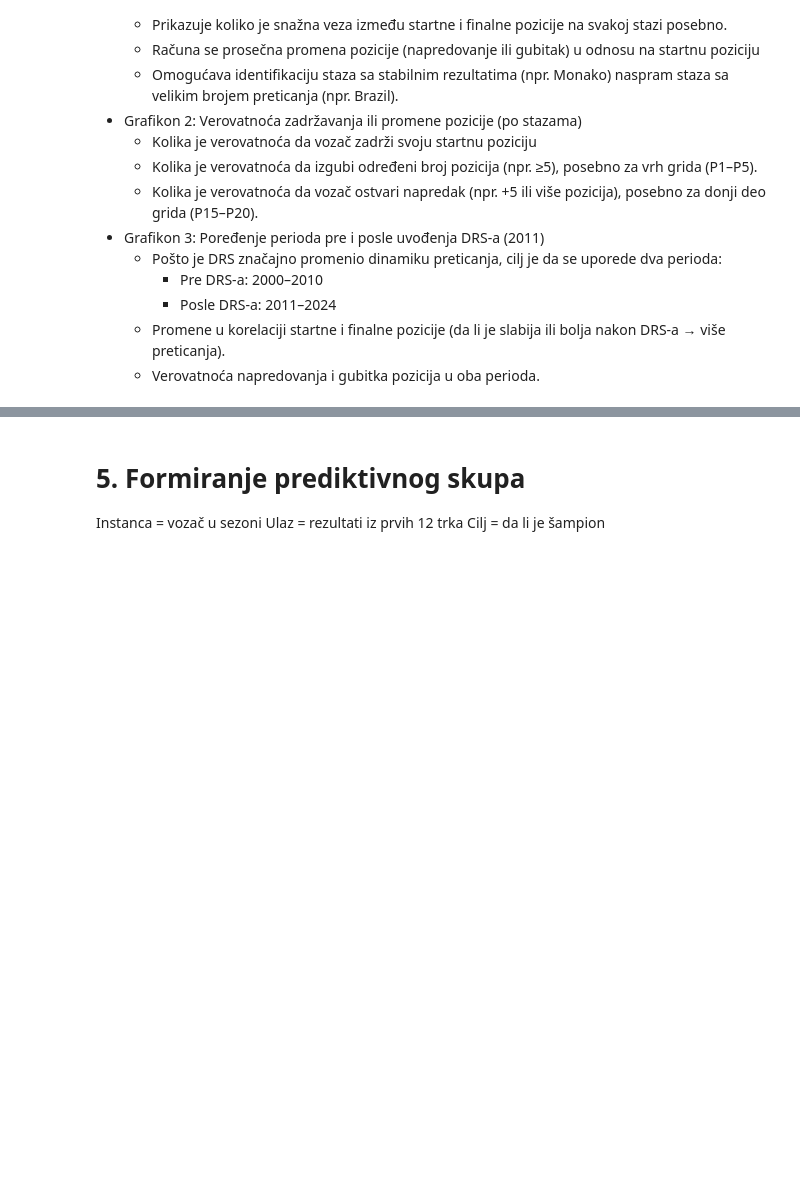
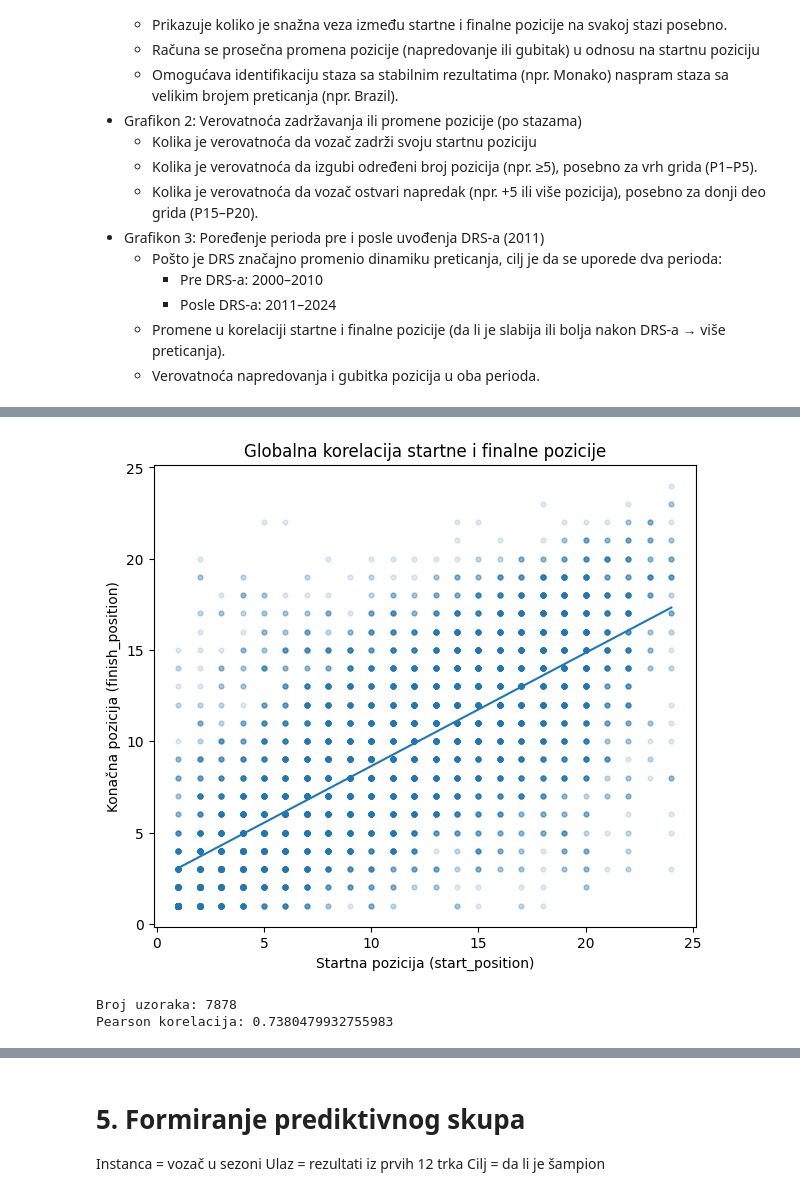
Before and after one commit to zelick/SIAP-F1-Analiza, a Jupyter notebook: SIAP_EDA_BaslineModel.ipynb, the cells around one changed output, grey strips where cells are left out. Cells and saved outputs as stored; diff of their text form; code cells hidden in the pictures; blank space fills up the shorter version.

Commit message:
Add EDA visualizations

```diff
--- a/SIAP_EDA_BaslineModel.ipynb
+++ b/SIAP_EDA_BaslineModel.ipynb
@@ -201,0 +171,36 @@ KeyError: 'is_champion'
+# %%
+import pandas as pd
+import seaborn as sns
+import matplotlib.pyplot as plt
+import numpy as np
+
+# koriscena tabele results_clean
+df = results_clean.dropna(subset=["start_position", "finish_position"]).copy()
+
+# validan opseg
+df = df[(df["start_position"] > 0) & (df["finish_position"] > 0)]
+
+plt.figure(figsize=(7,6))
+plt.scatter(df["start_position"], df["finish_position"], alpha=0.15, s=12)
+
+# trend linija - regresiona linija
+# Greska - vertikalna udaljenost tacke od linije
+# Najbolja linija minimizira zbir kvadrata tih gresaka
+# np.polyfit - vraca koeficijente pravca (m, b) za y = mx + b
+m, b = np.polyfit(df["start_position"], df["finish_position"], 1)
+x = np.array([df["start_position"].min(), df["start_position"].max()])
+plt.plot(x, m*x + b)
+
+plt.title("Globalna korelacija startne i finalne pozicije")
+plt.xlabel("Startna pozicija (start_position)")
+plt.ylabel("Konačna pozicija (finish_position)")
+plt.show()
+
+print(f"Broj uzoraka: {len(df)}")
+# Pearsonov koeficijent korelacije meri linearnu zavisnost izmedju dve promenljive
+# Vrednost blizu 1 ili -1 ukazuje na jaku pozitivnu ili negativnu korelaciju, dok vrednost blizu 0 ukazuje na slabiju korelaciju
+print("Pearson korelacija:", df["start_position"].corr(df["finish_position"]))
+# %% [output]
+[figure, added]
+Broj uzoraka: 7878
+Pearson korelacija: 0.7380479932755983
```
Also changed, not shown: parts of 24 cells of this notebook.
